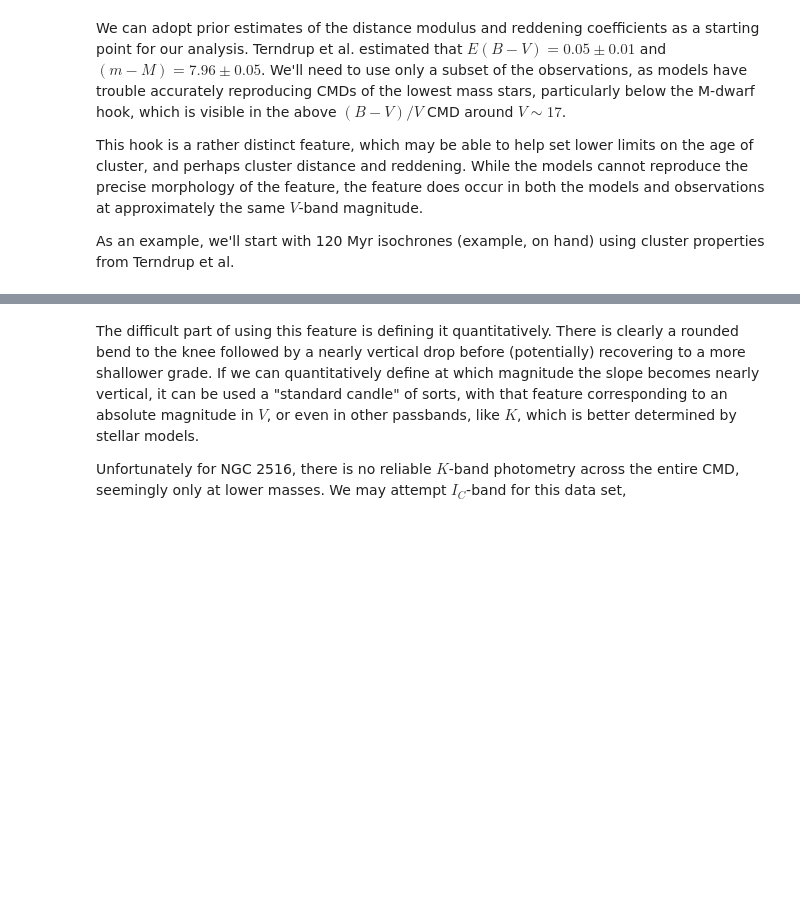
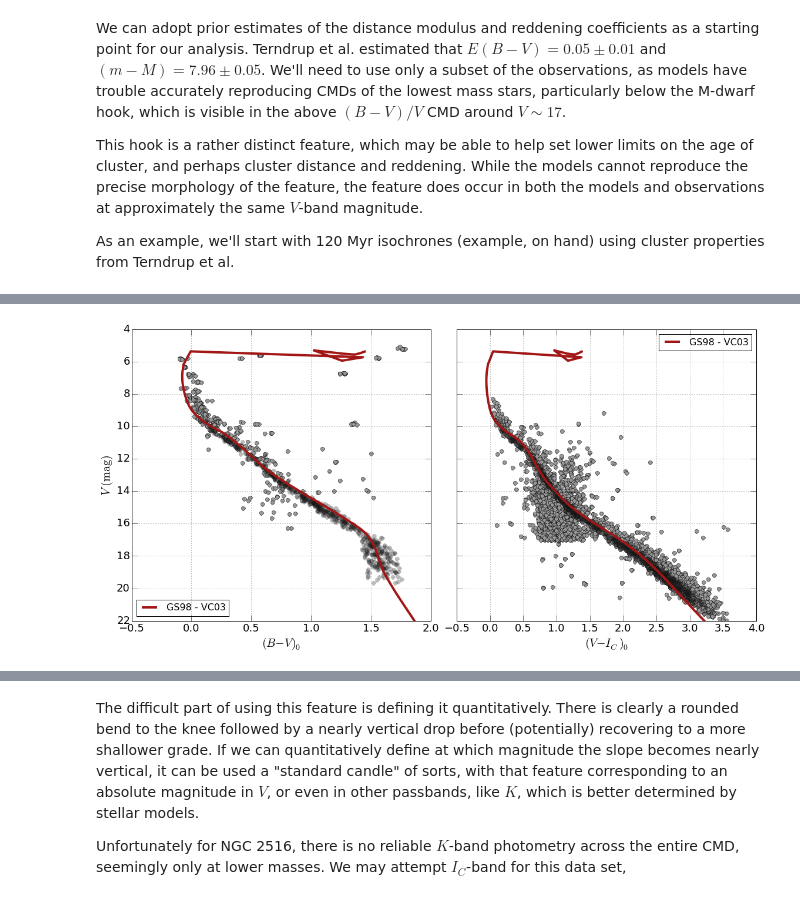
Before and after one commit to gfeiden/Notebook, a Jupyter notebook: Projects/ngc2516_spots/cmd_age_composition.ipynb, the cells around one changed output, grey strips where cells are left out. Saved outputs shown, nothing was run; the diff lists cells and outputs as text; code cells hidden in the pictures; blank space fills up the shorter version.

```diff
--- a/Projects/ngc2516_spots/cmd_age_composition.ipynb
+++ b/Projects/ngc2516_spots/cmd_age_composition.ipynb
@@ -103,0 +119,39 @@ Here, we zoom in on this feature and arbitrarly shift the GS98 isochrone in dist
+# %%
+webda_UBV = np.genfromtxt('./data/webda_ubv.dat')
+webda_VI = np.genfromtxt('./data/webda_vic.dat')
+# %%
+fig, ax = plt.subplots(1, 2, figsize=(16, 8), sharey=True)
+
+for axis in ax:
+    axis.grid(True)
+    axis.set_ylim(22., 4.)
+    axis.tick_params(which='major', axis='both', length=10., labelsize=18.)
+ax[0].set_ylabel('$V\\ {\\rm(mag)}$', fontsize=20.)
+ax[0].set_xlabel('$(B - V)_0$', fontsize=20.)
+ax[1].set_xlabel('$(V - I_C)_0$', fontsize=20.)
+
+# (B-V)
+ax[0].plot(webda_UBV[:,3], webda_UBV[:,2], 'o', markersize=7.0, c='#999999')
+ax[0].plot(ngc2516_sin[:,4], ngc2516_sin[:,3], 'o', markersize=7.0, c='#222222', alpha=0.3)
+ax[0].plot(iso_gs98[:,7] + 0.05, iso_gs98[:,6] + 7.95, '-', lw=4, c='#A21616',
+           label='GS98 - VC03')
+#ax[0].plot((iso_test[:,13] - iso_test[:,14]) + 0.05, iso_test[:,14] + 7.95, '-', lw=4, c='#0473B3',
+#           label='GS98 - VC03')
+#ax[0].plot((iso_gas07[:,6] - iso_gas07[:,7]) + 0.05, iso_gas07[:,7] + 7.95, '-', lw=4, c='#1F7676',
+#           label='GAS07 - MARCS')
+ax[0].legend(loc=3, fontsize=16.)
+
+# (V-Ic)
+ax[1].plot(webda_VI[:,3], webda_VI[:,2], 'o', markersize=7.0, c='#999999')
+ax[1].plot(ngc2516_sin[:,5], ngc2516_sin[:,3], 'o', markersize=7.0, c='#222222', alpha=0.3)
+ax[1].plot(iso_gs98[:,10] + 1.25*0.05, iso_gs98[:,6] + 7.95, '-', lw=4, c='#A21616',
+           label='GS98 - VC03')
+#ax[1].plot((iso_test[:,14] - iso_test[:,16]) + 1.25*0.05, iso_test[:,14] + 7.95, '-', lw=4, c='#0473B3',
+#           label='GS98 - VC03')
+#ax[1].plot((iso_gas07[:,7] - iso_gas07[:,8]) + 1.25*0.05, iso_gas07[:,7] + 7.95, '-', lw=4, c='#1F7676',
+#           label='GAS07 - MARCS')
+ax[1].legend(fontsize=16.)
+
+fig.tight_layout()
+# %% [output]
+[figure, added]
```
Also changed, not shown: parts of 7 cells of this notebook, 5 other files.
